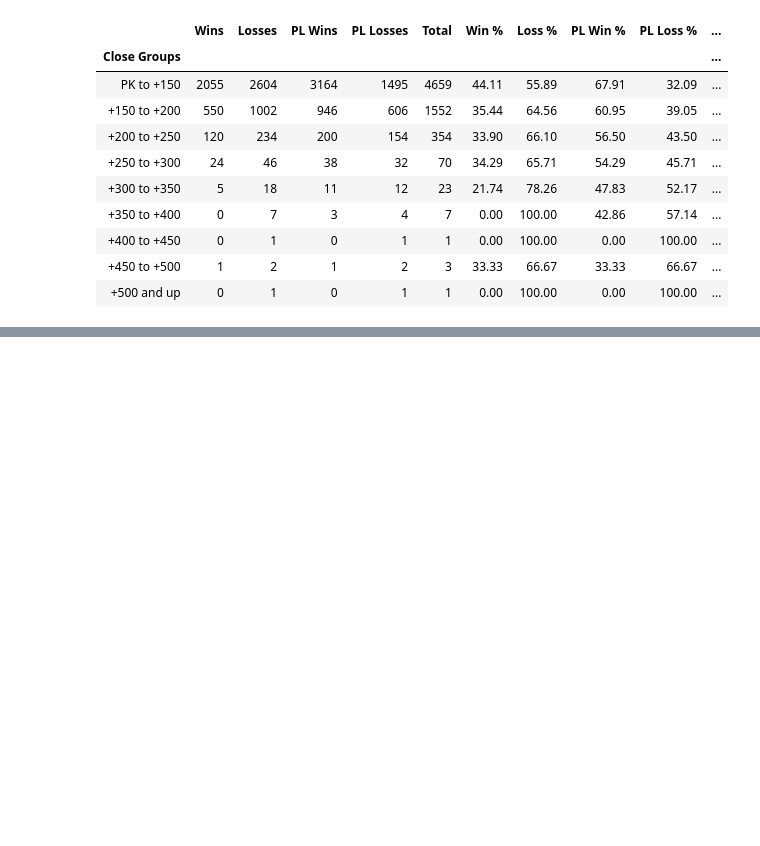
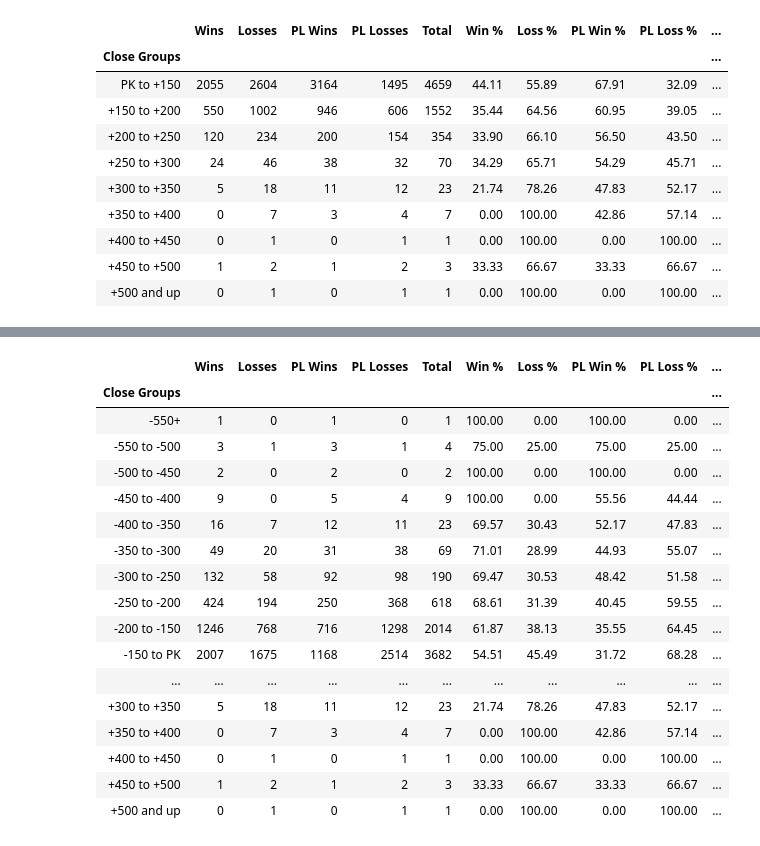
Before and after one commit to MGao535/Betting-on-NHL, a Jupyter notebook: dev/Dylan/Project1_InitialNotebook_Dylan.ipynb, the cells around one changed output, grey strips where cells are left out. Drawn from its saved outputs; the diff is of its cells as text; code cells hidden in the pictures; blank space fills up the shorter version.

Commit message:
new total table

```diff
--- a/dev/Dylan/Project1_InitialNotebook_Dylan.ipynb
+++ b/dev/Dylan/Project1_InitialNotebook_Dylan.ipynb
@@ -676,3 +701,76 @@ a_ud_df
 | +400 to +450 | 0 | 1 | 0 | 1 | 1 | 0.00 | 100.00 | ... |
 | +450 to +500 | 1 | 2 | 1 | 2 | 3 | 33.33 | 66.67 | ... |
 | +500 and up | 0 | 1 | 0 | 1 | 1 | 0.00 | 100.00 | ... |
+# %%
+# Create the bins in which Data will be held
+bins = [-600, -550.1, -500.1, -450.1, -400.1, -350.1, -300.1, -250.1, -200.1, -150.1, -109.1, 149.9, 199.9, 249.9, 299.9, 349.9,399.9, 449.9, 499.9, 600]
+
+# Create the names for the four bins
+group_names = ["-550+","-550 to -500", "-500 to -450", "-450 to -400", "-400 to -350", "-350 to -300", "-300 to -250", "-250 to -200", "-200 to -150", "-150 to PK", "PK to +150", "+150 to +200", "+200 to +250", "+250 to +300", "+300 to +350", "+350 to +400", "+400 to +450", "+450 to +500", "+500 and up"]
+# %%
+df["Close Groups"] = pd.cut(df["Close"], bins, labels=group_names, include_lowest=True)
+# %%
+output_data_file1 = "odds_bin.csv"
+
+ml_won = (df['ML_Result'] == 'Won')
+ml_loss = (df['ML_Result'] == 'Loss')
+
+pl_won = (df['PL_Result'] == 'Won')
+pl_loss = (df['PL_Result'] == 'Loss')
+
+home = (df['VH'] == 'H')
+away = (df['VH'] == 'V')
+
+df_metrics = pd.DataFrame()
+
+df_metrics['Wins'] = df[ml_won].groupby('Close Groups')['Team'].count()
+df_metrics['Losses'] = df[ml_loss].groupby('Close Groups')['Team'].count()
+df_metrics['PL Wins'] = df[pl_won].groupby('Close Groups')['Team'].count()
+df_metrics['PL Losses'] = df[pl_loss].groupby('Close Groups')['Team'].count()
+df_metrics['Total'] = df.groupby('Close Groups')['Team'].count()
+
+df_metrics['Win %'] = 100 * df_metrics['Wins'] / df_metrics['Total']
+df_metrics['Loss %'] = 100 * df_metrics['Losses'] / df_metrics['Total']
+df_metrics['PL Win %'] = 100 * df_metrics['PL Wins'] / df_metrics['Total']
+df_metrics['PL Loss %'] = 100 * df_metrics['PL Losses'] / df_metrics['Total']
+df_metrics['Mean ML Payout Odds'] = df.groupby('Close Groups')['ML_Pays'].mean()
+df_metrics['Mean PL Payout Odds'] = df.groupby('Close Groups')['PL_Pays'].mean()
+df_metrics['Expected ML Payouts'] = (df_metrics['Win %'] * df_metrics['Mean ML Payout Odds'])+(-1*df_metrics['Loss %'])
+df_metrics['Expected PL Payouts'] = (df_metrics['PL Win %'] * df_metrics['Mean PL Payout Odds'])+(-1*df_metrics['PL Loss %'])
+
+df_metrics['Wins'] = df_metrics['Wins'].astype(int)
+df_metrics['Losses'] = df_metrics['Losses'].astype(int)
+df_metrics['PL Wins'] = df_metrics['PL Wins'].astype(int)
+df_metrics['PL Losses'] = df_metrics['PL Losses'].astype(int)
+df_metrics['Total'] = df_metrics['Total'].astype(int)
+
+df_metrics['Win %'] = round(df_metrics['Win %'], 2)
+df_metrics['Loss %'] = round(df_metrics['Loss %'], 2)
+df_metrics['PL Win %'] = round(df_metrics['PL Win %'], 2)
+df_metrics['PL Loss %'] = round(df_metrics['PL Loss %'], 2)
+df_metrics['Mean ML Payout Odds'] = round(df_metrics['Mean ML Payout Odds'], 2)
+df_metrics['Mean PL Payout Odds'] = round(df_metrics['Mean PL Payout Odds'], 2)
+df_metrics['Expected ML Payouts'] = round(df_metrics['Expected ML Payouts'], 2)
+df_metrics['Expected PL Payouts'] = round(df_metrics['Expected PL Payouts'], 2)
+
+#df_metrics.to_csv(output_data_file1)
+df_metrics
+# %% [output]
+|  | Wins | Losses | PL Wins | PL Losses | Total | Win % | Loss % | PL Win % | PL Loss % | ... |
+| Close Groups |  |  |  |  |  |  |  |  |  | ... |
+| -550+ | 1 | 0 | 1 | 0 | 1 | 100.00 | 0.00 | 100.00 | 0.00 | ... |
+| -550 to -500 | 3 | 1 | 3 | 1 | 4 | 75.00 | 25.00 | 75.00 | 25.00 | ... |
+| -500 to -450 | 2 | 0 | 2 | 0 | 2 | 100.00 | 0.00 | 100.00 | 0.00 | ... |
+| -450 to -400 | 9 | 0 | 5 | 4 | 9 | 100.00 | 0.00 | 55.56 | 44.44 | ... |
+| -400 to -350 | 16 | 7 | 12 | 11 | 23 | 69.57 | 30.43 | 52.17 | 47.83 | ... |
+| -350 to -300 | 49 | 20 | 31 | 38 | 69 | 71.01 | 28.99 | 44.93 | 55.07 | ... |
+| -300 to -250 | 132 | 58 | 92 | 98 | 190 | 69.47 | 30.53 | 48.42 | 51.58 | ... |
+| -250 to -200 | 424 | 194 | 250 | 368 | 618 | 68.61 | 31.39 | 40.45 | 59.55 | ... |
+| -200 to -150 | 1246 | 768 | 716 | 1298 | 2014 | 61.87 | 38.13 | 35.55 | 64.45 | ... |
+| -150 to PK | 2007 | 1675 | 1168 | 2514 | 3682 | 54.51 | 45.49 | 31.72 | 68.28 | ... |
+| ... | ... | ... | ... | ... | ... | ... | ... | ... | ... | ... |
+| +300 to +350 | 5 | 18 | 11 | 12 | 23 | 21.74 | 78.26 | 47.83 | 52.17 | ... |
+| +350 to +400 | 0 | 7 | 3 | 4 | 7 | 0.00 | 100.00 | 42.86 | 57.14 | ... |
+| +400 to +450 | 0 | 1 | 0 | 1 | 1 | 0.00 | 100.00 | 0.00 | 100.00 | ... |
+| +450 to +500 | 1 | 2 | 1 | 2 | 3 | 33.33 | 66.67 | 33.33 | 66.67 | ... |
+| +500 and up | 0 | 1 | 0 | 1 | 1 | 0.00 | 100.00 | 0.00 | 100.00 | ... |
```
Also changed, not shown: parts of 1 cell of this notebook.
